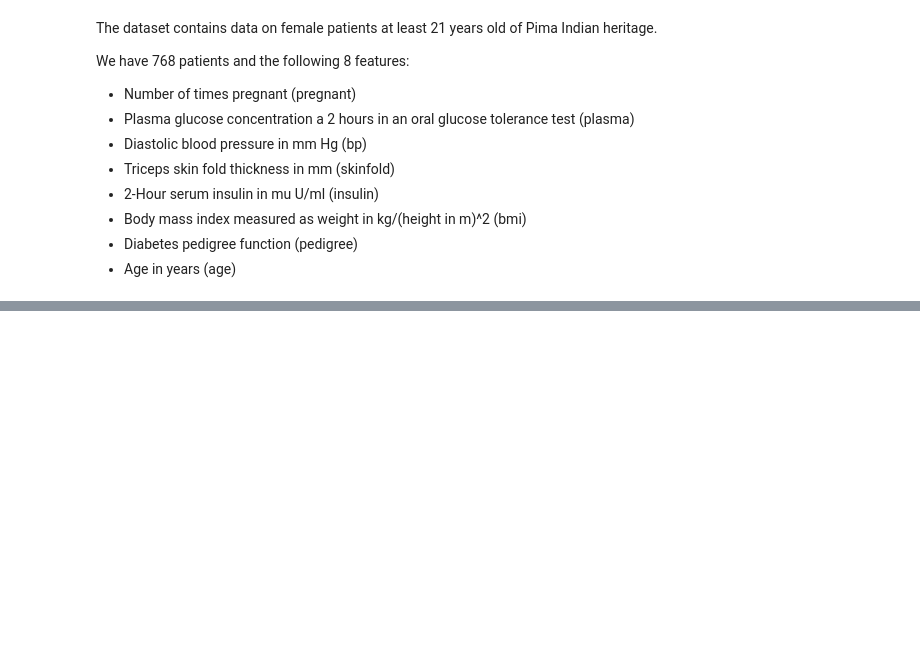
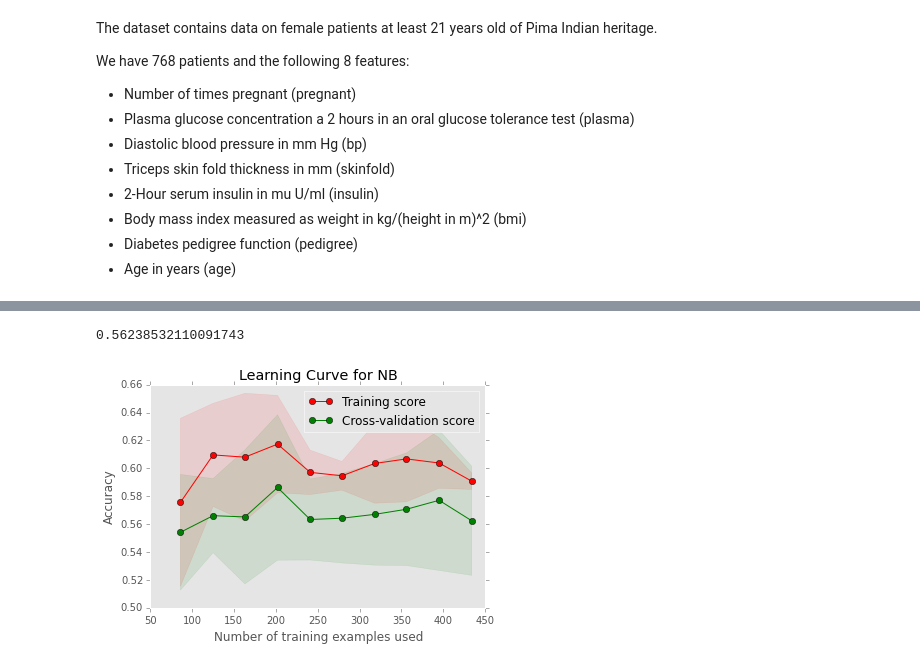
Before and after one commit to ashishterp/DAT_homework, a Jupyter notebook: homework/2/hw2.ipynb, the cells around one changed output, grey strips where cells are left out. Cells and saved outputs as stored; diff of their text form; code cells hidden in the pictures; blank space fills up the shorter version.

```diff
--- a/homework/2/hw2.ipynb
+++ b/homework/2/hw2.ipynb
@@ -40,0 +89,2 @@ data.hist(figsize=(12, 12));
+# %%
+data_na.drop('skinfold', axis=1, inplace=True)
@@ -40,0 +109,6 @@ data.hist(figsize=(12, 12));
+# %%
+data_na = data_na.dropna()
+y = data_na['class']
+X = data_na.drop('class', axis=1)
+from sklearn.cross_validation import train_test_split
+X_train, X_test, y_train, y_test = train_test_split(X, y)
@@ -40,0 +135,10 @@ data.hist(figsize=(12, 12));
+# %%
+from sklearn.grid_search import GridSearchCV
+from sklearn.naive_bayes import MultinomialNB
+from sklearn.cross_validation import ShuffleSplit
+
+cv = ShuffleSplit(X_train.shape[0], n_iter=10, test_size=0.2, random_state=0)
+parameters = {'alpha': np.linspace(1e-4, 1, 10)}
+nbayes = MultinomialNB()
+clf = GridSearchCV(nbayes, parameters, cv=cv)
+clf.fit(X_train, y_train)
@@ -40,0 +159,61 @@ data.hist(figsize=(12, 12));
+# %%
+clf.best_score_
+# %% [output]
+0.56238532110091743
+# %%
+best_nb = clf.best_estimator_
+import matplotlib.pyplot as plt
+from sklearn.learning_curve import learning_curve
+def plot_learning_curve(estimator, title, X, y, ylim=None, cv=None,
+                       train_sizes=np.linspace(.2,1.0,10), n_jobs=1):
+    """Create a learning curve to help
+    us determine if we are overfitting
+    or underfitting.
+
+    Parameters
+    ----------
+    estimator (variable name) : our ML algorithm we want to plot
+
+    title (string) : title for our chart
+
+    X : our training dataframe
+
+    y : our training labels
+
+    ylim (tuple): min, max of the score, ie % accuracy
+
+    cv (variable name) : pass through for our CV strategy
+
+    train_sizes (list-like) : the increments of % of our training data to use
+    """
+
+    plt.figure()
+    plt.title(title)
+    if ylim is not None:
+        plt.ylim(*ylim)
+
+    plt.xlabel("Number of training examples used")
+    plt.ylabel("Accuracy")
+    train_sizes, train_scores, test_scores = learning_curve(
+        estimator, X, y, cv=cv, n_jobs=n_jobs, train_sizes=train_sizes)
+    train_scores_mean = np.mean(train_scores, axis=1)
+    train_scores_std = np.std(train_scores, axis=1)
+    test_scores_mean = np.mean(test_scores, axis=1)
+    test_scores_std = np.std(test_scores, axis=1)
+    plt.grid()
+
+    plt.fill_between(train_sizes, train_scores_mean - train_scores_std,
+                     train_scores_mean + train_scores_std, alpha=0.1,
+                     color="r")
+    plt.fill_between(train_sizes, test_scores_mean - test_scores_std,
+                     test_scores_mean + test_scores_std, alpha=0.1, color="g")
+    plt.plot(train_sizes, train_scores_mean, 'o-', color="r",
+             label="Training score")
+    plt.plot(train_sizes, test_scores_mean, 'o-', color="g",
+             label="Cross-validation score")
+
+    plt.legend(loc="best")
+    return plt
+plot_learning_curve(best_nb, 'Learning Curve for NB', X_train, y_train, cv=cv);
+# %% [output]
+[figure, added]
```
Also changed, not shown: parts of 36 cells of this notebook.
